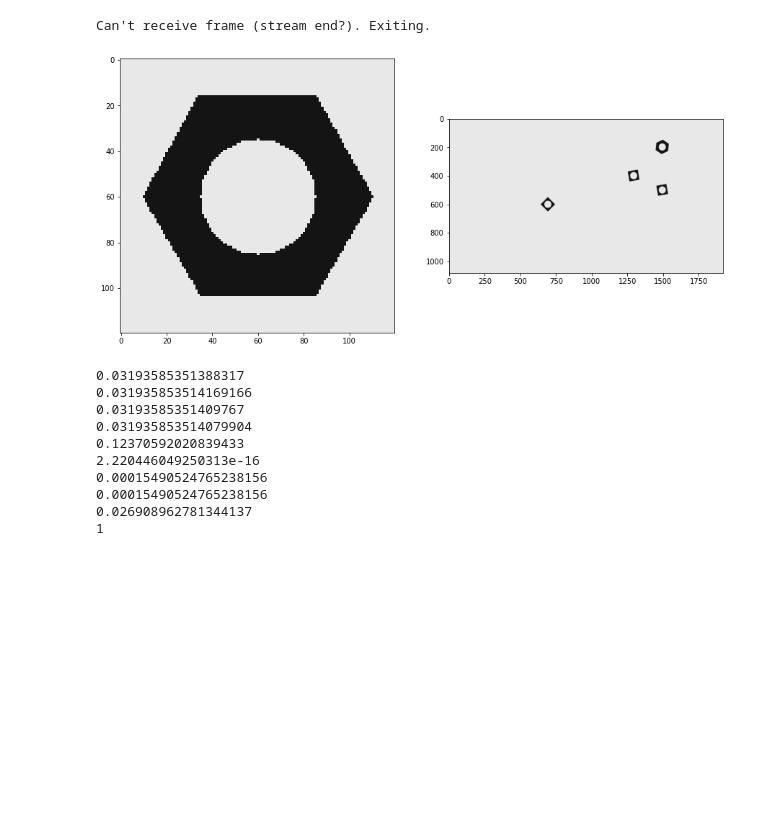
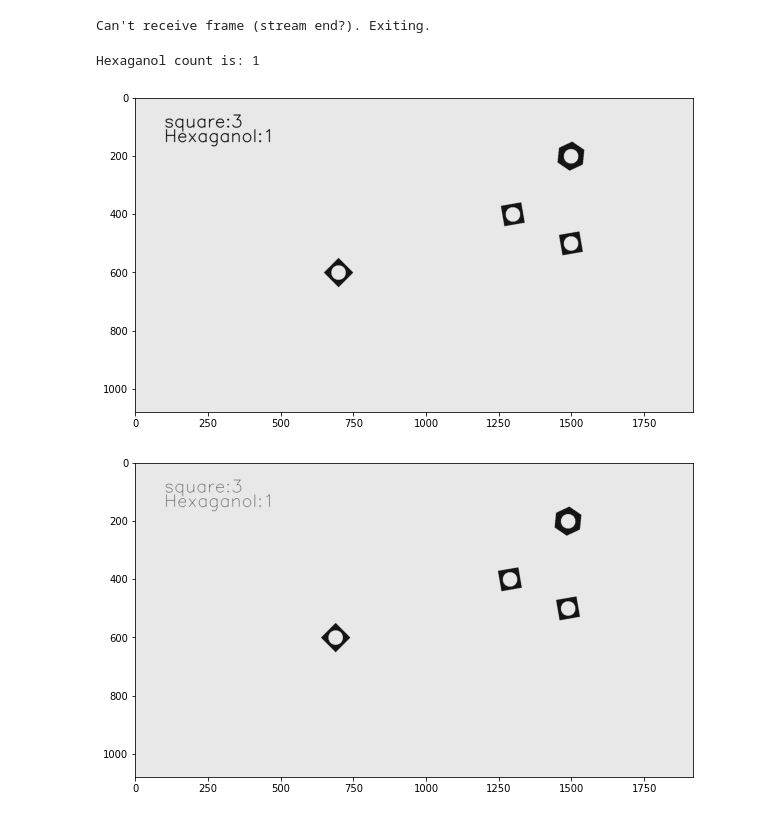
Before and after one commit to Thilanka1999/Computer-Vision-and-Image-Processing, a Jupyter notebook: assignment 3/190691B_a03.ipynb, the cells around one changed output. Saved outputs shown, nothing was run; the diff lists cells and outputs as text; code cells hidden in the pictures; blank space fills up the shorter version.

```diff
--- a/assignment 3/190691B_a03.ipynb
+++ b/assignment 3/190691B_a03.ipynb
@@ -151,12 +146,6 @@ Can't receive frame (stream end?). Exiting.
 # %%
 img1 = cv.imread('hexnut_template.png',0)
 img2 = cv.imread('conveyor_f101.png',0)
-
-fig, ax = plt. subplots(1,2, figsize=(15,15))
-ax[0].imshow(cv.cvtColor(img1, cv.COLOR_RGB2BGR))
-ax[1].imshow(cv.cvtColor(img2, cv.COLOR_RGB2BGR))
-plt.show()
-
 
 ret, thresh = cv.threshold(img1, 127, 255,0)
 ret, thresh2 = cv.threshold(img2, 127, 255,0)
@@ -167,22 +156,11 @@ match_count = 0
 for i in contours:
     cnt2 = i
     ret = cv.matchShapes(cnt1,cnt2,1,0.0)
-    print(ret)
     if ret < 0.00001:
         match_count+=1
-print( match_count )
+print("Hexaganol count is:" ,match_count )
 # %% [output]
-[figure, removed]
-0.03193585351388317
-0.031935853514169166
-0.03193585351409767
-0.031935853514079904
-0.12370592020839433
-2.220446049250313e-16
-0.00015490524765238156
-0.00015490524765238156
-0.026908962781344137
-1
+Hexaganol count is: 1
 # %%
 img1 = cv.imread('hexnut_template.png',0)
 img2 =  cv.imread('squarenut_template.png',0)
@@ -199,6 +177,8 @@ cnt1 = contours[1]
 contours,hierarchy = cv.findContours(thresh2,2,1)
 cnt2 = contours[1]
 
+
+#first belt image
 contours,hierarchy = cv.findContours(thresh3,2,1)
 cnt3 = contours
 Hex_count = 0
@@ -209,38 +189,48 @@ for i in cnt3:
     if ret1 < 0.0001:
         Hex_count+=1
     ret2 = cv.matchShapes(i, cnt2, 1, 0.0)
-
     if ret2 < 0.001:
         square_count+=1
 cv.namedWindow('Conveyor', cv.WINDOW_NORMAL)
 img = img3.copy()
-cv.putText(img,"Hexaganol:" + str(Hex_count) , (100, 130), cv.FONT_HERSHEY_SIMPLEX, 1, (0,0,0), 2, cv.LINE_AA)
-cv.putText(img,"square:" + str(square_count) , (100, 100), cv.FONT_HERSHEY_SIMPLEX, 1, (0,0,0), 2, cv.LINE_AA)
+cv.putText(img,"Hexaganol:" + str(Hex_count) , (100, 150), cv.FONT_HERSHEY_SIMPLEX, 2, (0,0,0), 2, cv.LINE_AA)
+cv.putText(img,"square:" + str(square_count) , (100, 100), cv.FONT_HERSHEY_SIMPLEX, 2, (0,0,0), 2, cv.LINE_AA)
 cv.imshow('Conveyor', img)
 cv.waitKey(0)
 cv.destroyAllWindows()
 
+fig, ax = plt. subplots(figsize =(10,10))
+ax.imshow(cv.cvtColor(img, cv.COLOR_BGR2RGB))
+plt.show()
 
+#second belt image
 contours,hierarchy = cv.findContours(thresh4,2,1)
 cnt4 = contours
 Hex_count = 0
 square_count = 0
 
 for i in cnt4:
     ret1 = cv.matchShapes(i,cnt1,1,0.0)
     if ret1 < 0.0001:
         Hex_count+=1
     ret2 = cv.matchShapes(i, cnt2, 1, 0.0)
 
     if ret2 < 0.001:
         square_count+=1
 cv.namedWindow('Conveyor', cv.WINDOW_NORMAL)
 img = img4.copy()
-cv.putText(img,"Hexaganol:" + str(Hex_count) , (100, 130), cv.FONT_HERSHEY_SIMPLEX, 1, (0,0,0), 2, cv.LINE_AA)
-cv.putText(img,"square:" + str(square_count) , (100, 100), cv.FONT_HERSHEY_SIMPLEX, 1, (0,0,0), 2, cv.LINE_AA)
+cv.putText(img,"Hexaganol:" + str(Hex_count) , (100, 150), cv.FONT_HERSHEY_SIMPLEX, 2, (0,0,0), 1, cv.LINE_AA)
+cv.putText(img,"square:" + str(square_count) , (100, 100), cv.FONT_HERSHEY_SIMPLEX, 2, (0,0,0), 1, cv.LINE_AA)
 cv.imshow('Conveyor', img)
 cv.waitKey(0)
 cv.destroyAllWindows()
+
+fig, ax = plt. subplots(figsize =(10,10))
+ax.imshow(cv.cvtColor(img, cv.COLOR_BGR2RGB))
+plt.show()
+# %% [output]
+[figure, added]
+[figure, added]
 # %%
 # Yor code here.
 frame_array = []
```
Also changed, not shown: parts of 11 cells of this notebook.
